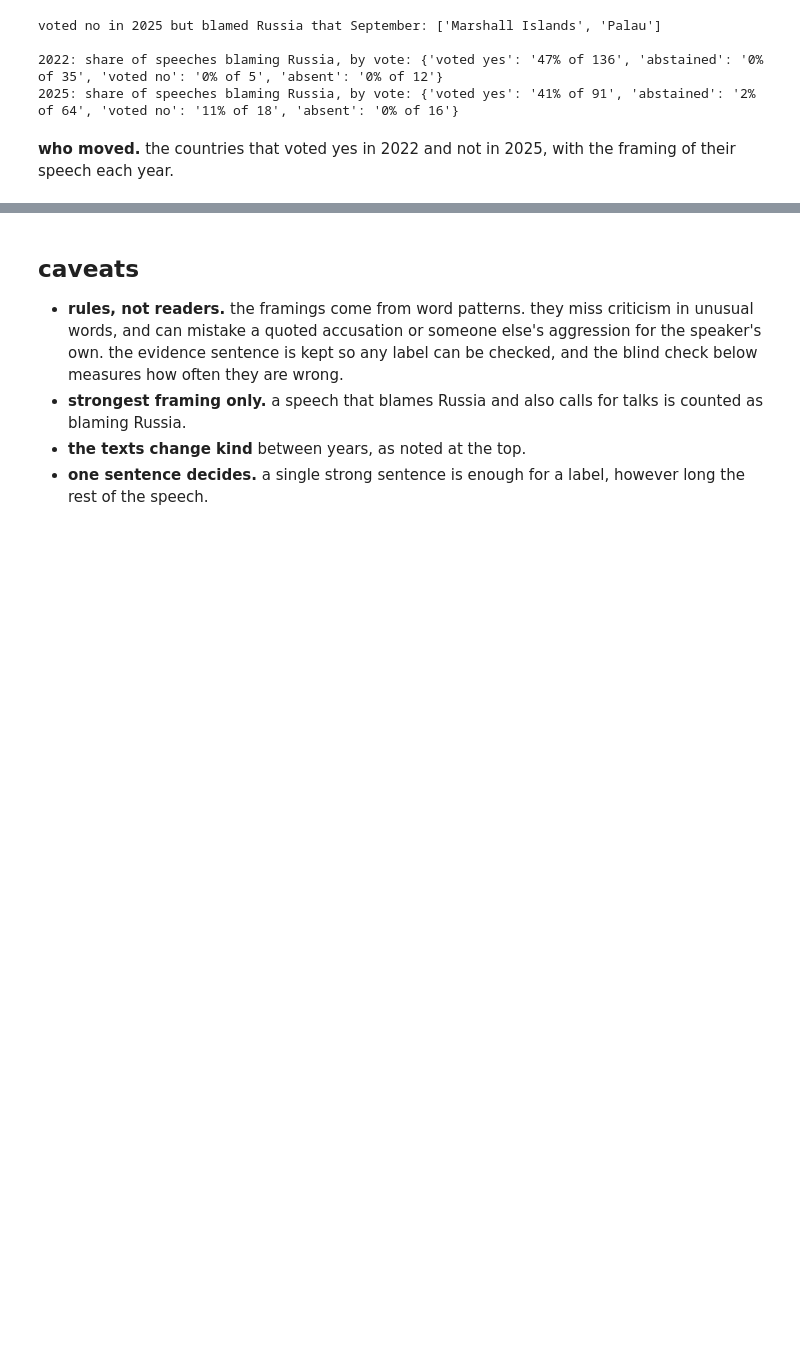
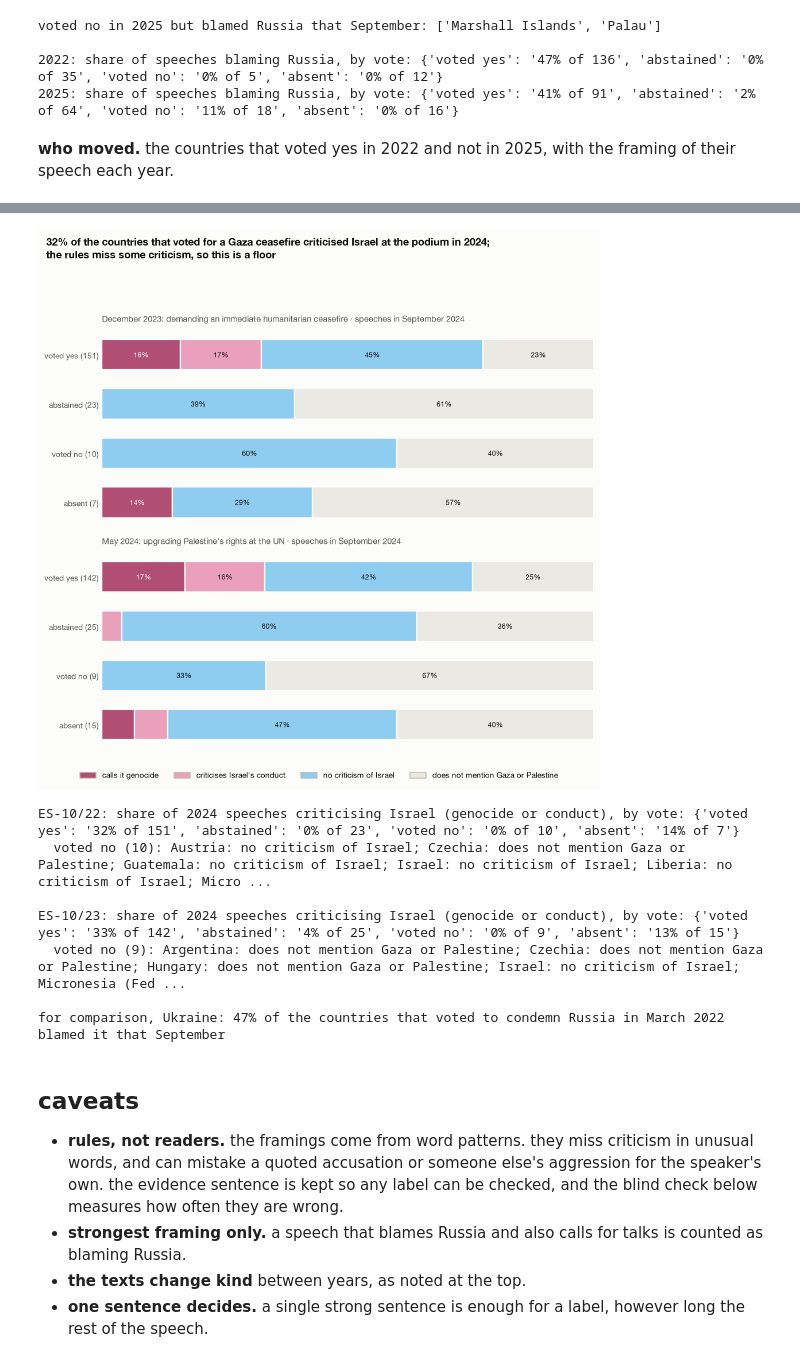
Before and after one commit to jeremychia/unga-speeches, a Jupyter notebook: notebooks/unga_2026_wars.ipynb, the cells around one changed output, grey strips where cells are left out. Cells and saved outputs as stored; diff of their text form; code cells hidden in the pictures; blank space fills up the shorter version.

```diff
--- a/notebooks/unga_2026_wars.ipynb
+++ b/notebooks/unga_2026_wars.ipynb
@@ -443,3 +447,48 @@ moved.sort_values(["ES-11/7", "delegation"]).reset_index(drop=True)
+# %%
+gaza_panels = [("ES-10/22", "December 2023: demanding an immediate humanitarian ceasefire"), ("ES-10/23", "May 2024: upgrading Palestine's rights at the UN")]
+CRITICAL = [GENOCIDE, CONDUCT]
+d24 = gz[gz.year == 2024]
+
+fig, axes = plt.subplots(2, 1, figsize=SQUARE)
+gaza_summary = {}
+for ax, (res, label) in zip(axes, gaza_panels):
+    d = d24.merge(votes[res].rename("vote"), left_on="iso3", right_index=True)
+    share = pd.crosstab(d.vote, d.cls, normalize="index").reindex(index=VOTES, columns=list(GZ), fill_value=0)
+    n = d.vote.value_counts().reindex(VOTES, fill_value=0)
+    gaza_summary[res] = (share, n, d)
+    left = np.zeros(len(VOTES))
+    for c in GZ:
+        ax.barh(range(len(VOTES)), share[c], left=left, color=GZ[c], edgecolor=SURFACE, linewidth=1.5, height=0.62)
+        for k, (l, v) in enumerate(zip(left, share[c])):
+            if v >= 0.09:
+                ax.text(l + v / 2, k, f"{v:.0%}", ha="center", va="center", fontsize=8, color=SURFACE if c == GENOCIDE else INK)
+        left += share[c].values
+    ax.set_yticks(range(len(VOTES)), [f"{VOTE_LABEL[v]} ({n[v]})" for v in VOTES], fontsize=9)
+    ax.invert_yaxis(); ax.set_xlim(0, 1); ax.set_xticks([]); ax.tick_params(length=0)
+    for side in ("left", "bottom"):
+        ax.spines[side].set_visible(False)
+    ax.set_title(f"{label} · speeches in September 2024", fontsize=9.5, fontweight="normal", color=INK_2)
+yes_critical = gaza_summary["ES-10/22"][0].loc["yes", CRITICAL].sum()
+fig.suptitle(f"{yes_critical:.0%} of the countries that voted for a Gaza ceasefire criticised Israel at the podium in 2024;\n"
+             f"the rules miss some criticism, so this is a floor", x=0.02, ha="left", fontweight="bold", fontsize=12)
+legend(fig, [(c, GZ[c]) for c in GZ])
+plt.tight_layout(rect=(0, 0.06, 1, 0.92)); show(fig, "w6_gaza_words_and_votes")
+
+for res, (share, n, d) in gaza_summary.items():
+    print(f"{res}: share of 2024 speeches criticising Israel (genocide or conduct), by vote:",
+          {VOTE_LABEL[v]: f"{share.loc[v, CRITICAL].sum():.0%} of {n[v]}" for v in VOTES})
+    against = d[d.vote == "no"].sort_values("delegation")
+    print(f"  voted no ({len(against)}):", "; ".join(f"{r.delegation}: {r.cls}" for r in against.itertuples()), "\n")
+print(f"for comparison, Ukraine: {summary[2022][0].at['yes', BLAMES]:.0%} of the countries that voted to condemn Russia in March 2022 blamed it that September")
+# %% [output]
+[figure, added]
+ES-10/22: share of 2024 speeches criticising Israel (genocide or conduct), by vote: {'voted yes': '32% of 151', 'abstained': '0% of 23', 'voted no': '0% of 10', 'absent': '14% of 7'}
+  voted no (10): Austria: no criticism of Israel; Czechia: does not mention Gaza or Palestine; Guatemala: no criticism of Israel; Israel: no criticism of Israel; Liberia: no criticism of Israel; Micro ...
+
+ES-10/23: share of 2024 speeches criticising Israel (genocide or conduct), by vote: {'voted yes': '33% of 142', 'abstained': '4% of 25', 'voted no': '0% of 9', 'absent': '13% of 15'}
+  voted no (9): Argentina: does not mention Gaza or Palestine; Czechia: does not mention Gaza or Palestine; Hungary: does not mention Gaza or Palestine; Israel: no criticism of Israel; Micronesia (Fed ...
+
+for comparison, Ukraine: 47% of the countries that voted to condemn Russia in March 2022 blamed it that September
 # %% [markdown]
 ## caveats
 
```
Also changed, not shown: parts of 10 cells of this notebook, 10 other files.
